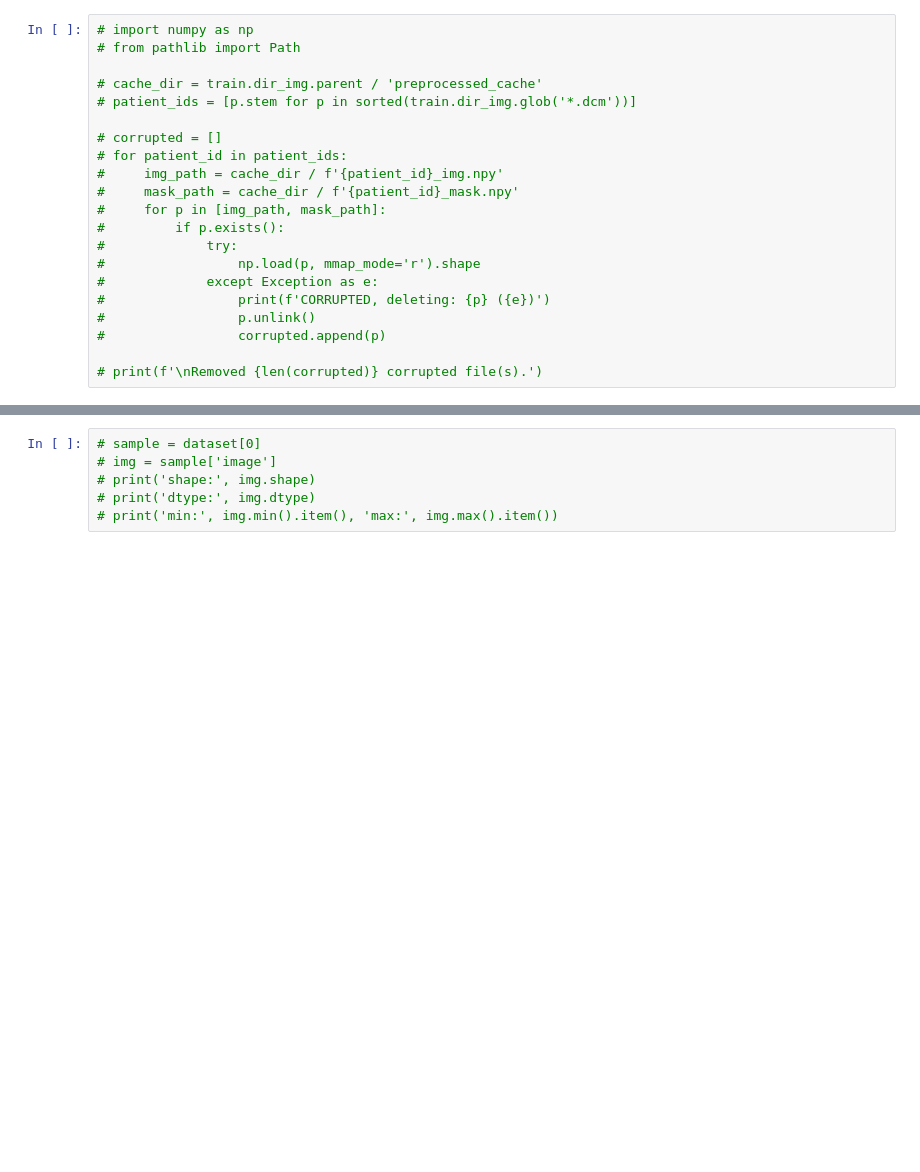
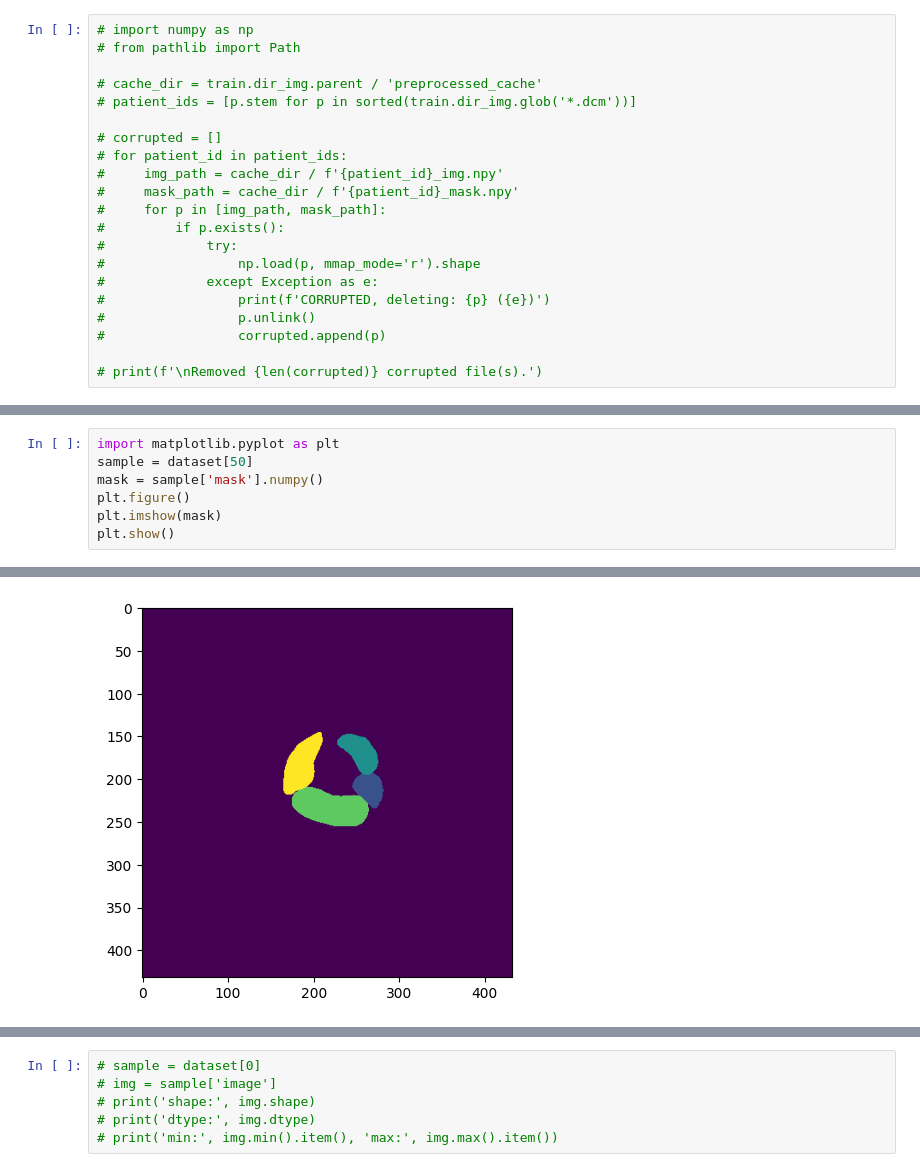
Before and after one commit to Josephgggg/heart_segmentation, a Jupyter notebook: unet_applied.ipynb, the cells around one changed output, grey strips where cells are left out. Cells and saved outputs as stored; diff of their text form; blank space fills up the shorter version.

```diff
--- a/unet_applied.ipynb
+++ b/unet_applied.ipynb
@@ -95,0 +100,8 @@ INFO: Unique mask values: [0.0, 1.0, 2.0, 3.0, 4.0, 5.0]
+# %%
+import matplotlib.pyplot as plt
+sample = dataset[50]
+mask = sample['mask'].numpy()
+plt.figure()
+plt.imshow(mask)
+plt.show()
+# %% [output]
@@ -96,2 +111,3 @@ INFO: Unique mask values: [0.0, 1.0, 2.0, 3.0, 4.0, 5.0]
+[figure, added]
 # %%
 import matplotlib.pyplot as plt
```
Also changed, not shown: parts of 14 cells of this notebook, 2 other files.
